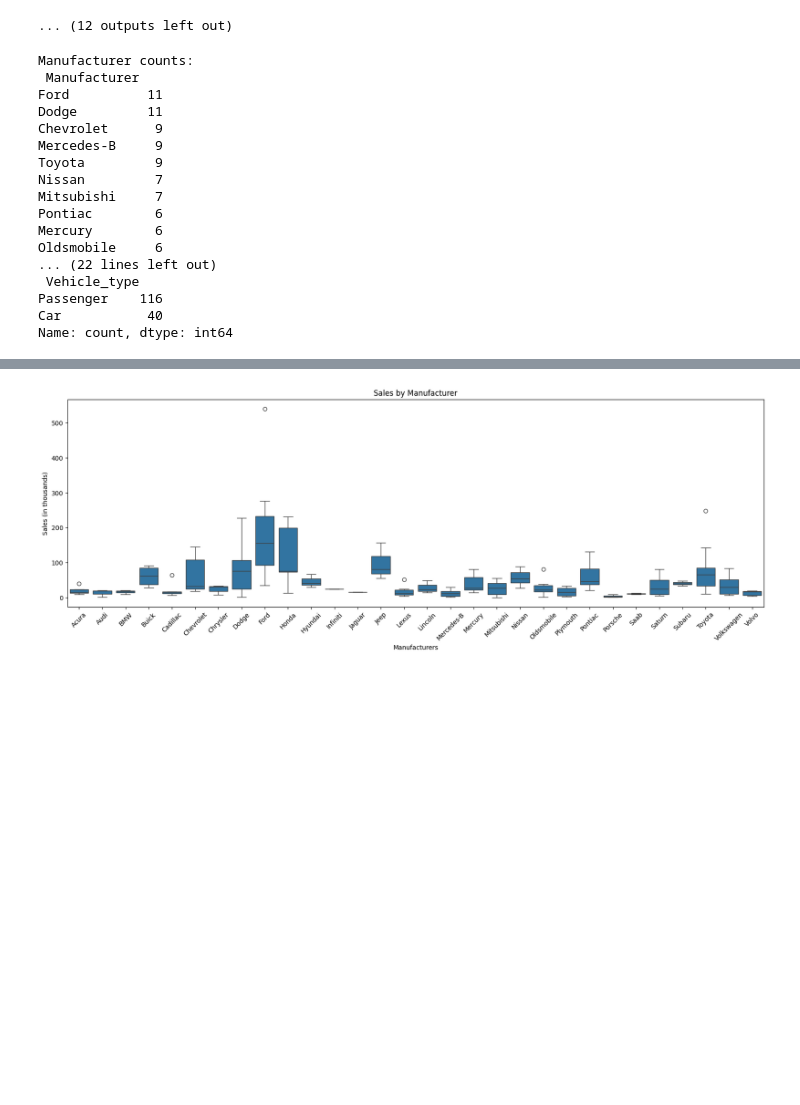
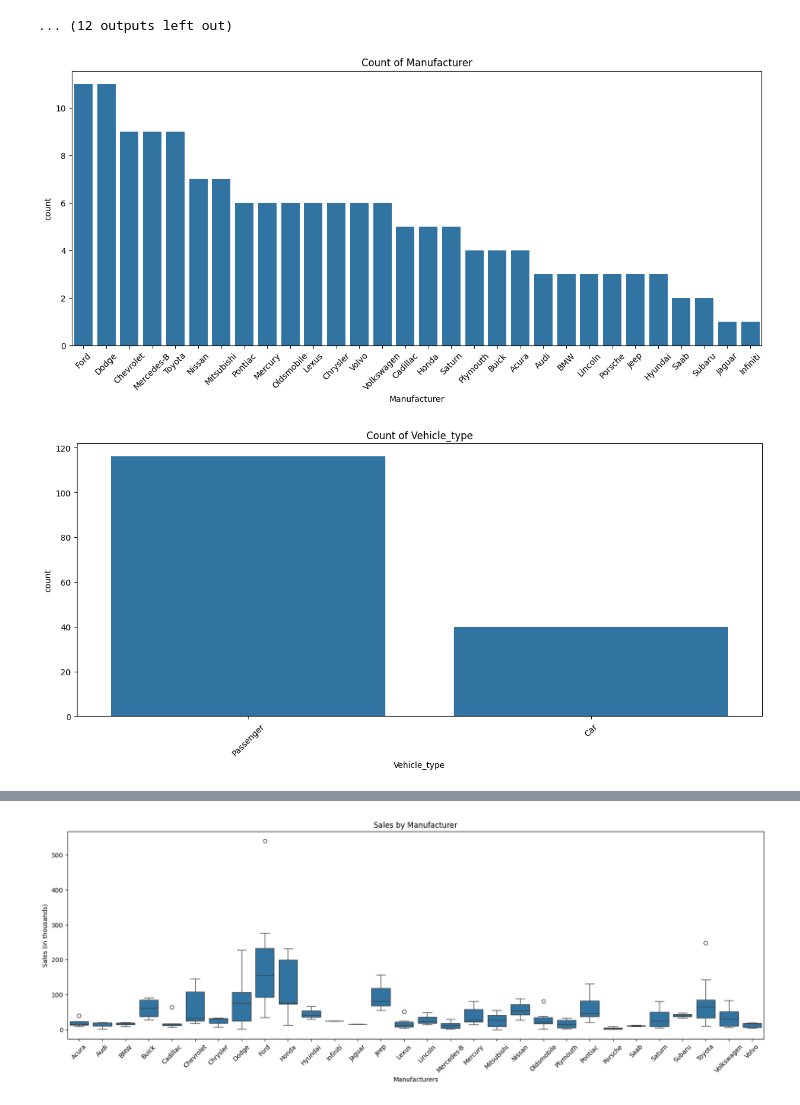
Before and after one commit to bencygv/Project, a Jupyter notebook: notebooks/01_exploration.ipynb, the cells around one changed output, grey strips where cells are left out. Cells and saved outputs as stored; diff of their text form; code cells hidden in the pictures; blank space fills up the shorter version.

```diff
--- a/notebooks/01_exploration.ipynb
+++ b/notebooks/01_exploration.ipynb
@@ -317,26 +348,14 @@ Moderately right-skewed
 ... (12 outputs left out)
 # %%
 # Categorical Feature Analysis
-manufacturer_count = df['Manufacturer'].value_counts()
-print("Manufacturer counts:\n",manufacturer_count)
+cat_cols = df.select_dtypes(include='category')
 
-vehicle_type_count = df['Vehicle_type'].value_counts()
-print("Vehicle type counts:\n",vehicle_type_count)
+for col in cat_cols:
+    plt.figure(figsize=(15,6))
+    sns.countplot(data=df, x=col, order=df[col].value_counts().index)
+    plt.title(f"Count of {col}")
+    plt.xticks(rotation=45)
+    plt.show()
 # %% [output]
-Manufacturer counts:
- Manufacturer
-Ford          11
-Dodge         11
-Chevrolet      9
-Mercedes-B     9
-Toyota         9
-Nissan         7
-Mitsubishi     7
-Pontiac        6
-Mercury        6
-Oldsmobile     6
-... (22 lines left out)
- Vehicle_type
-Passenger    116
-Car           40
-Name: count, dtype: int64
+[figure, added]
+[figure, added]
```
Also changed, not shown: parts of 29 cells of this notebook.
